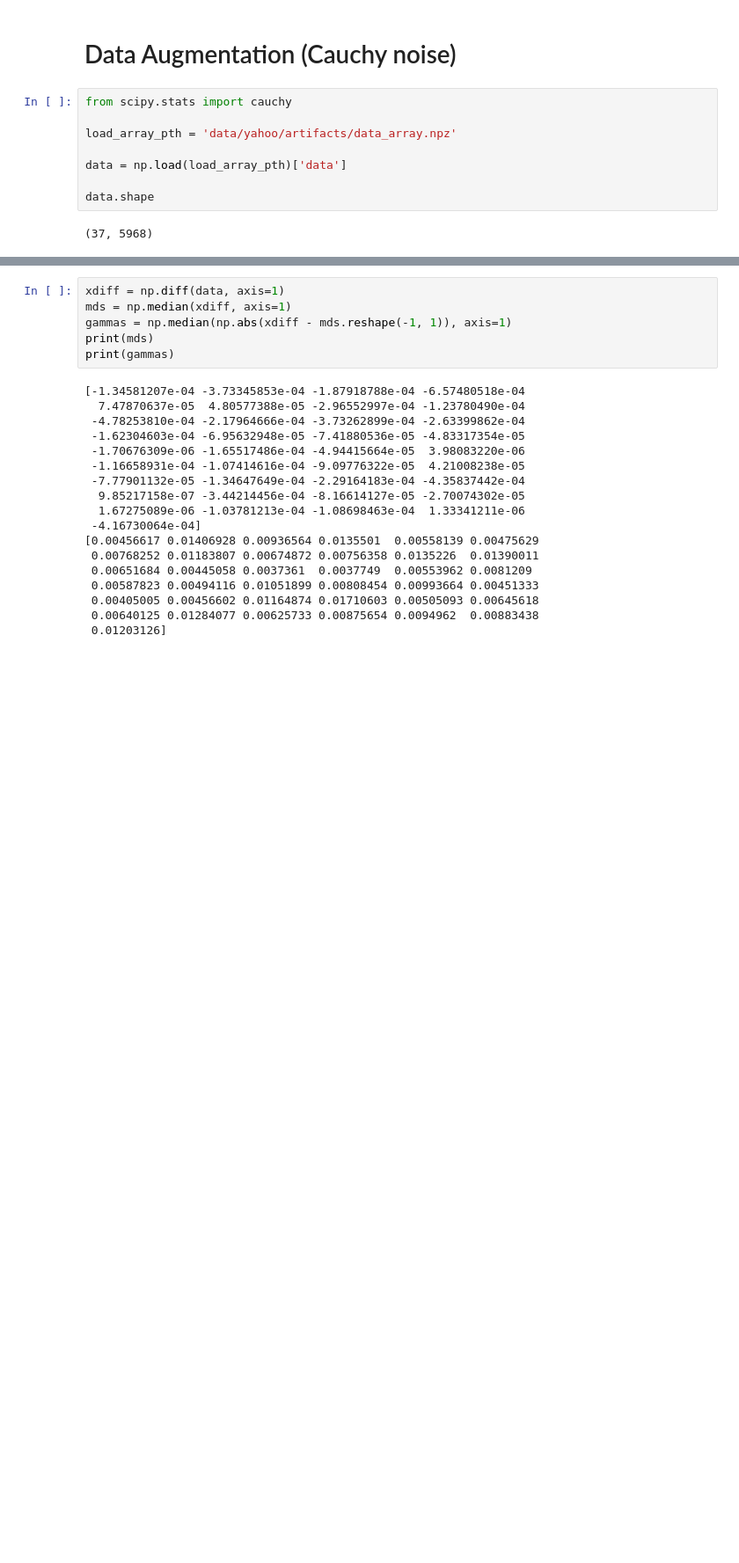
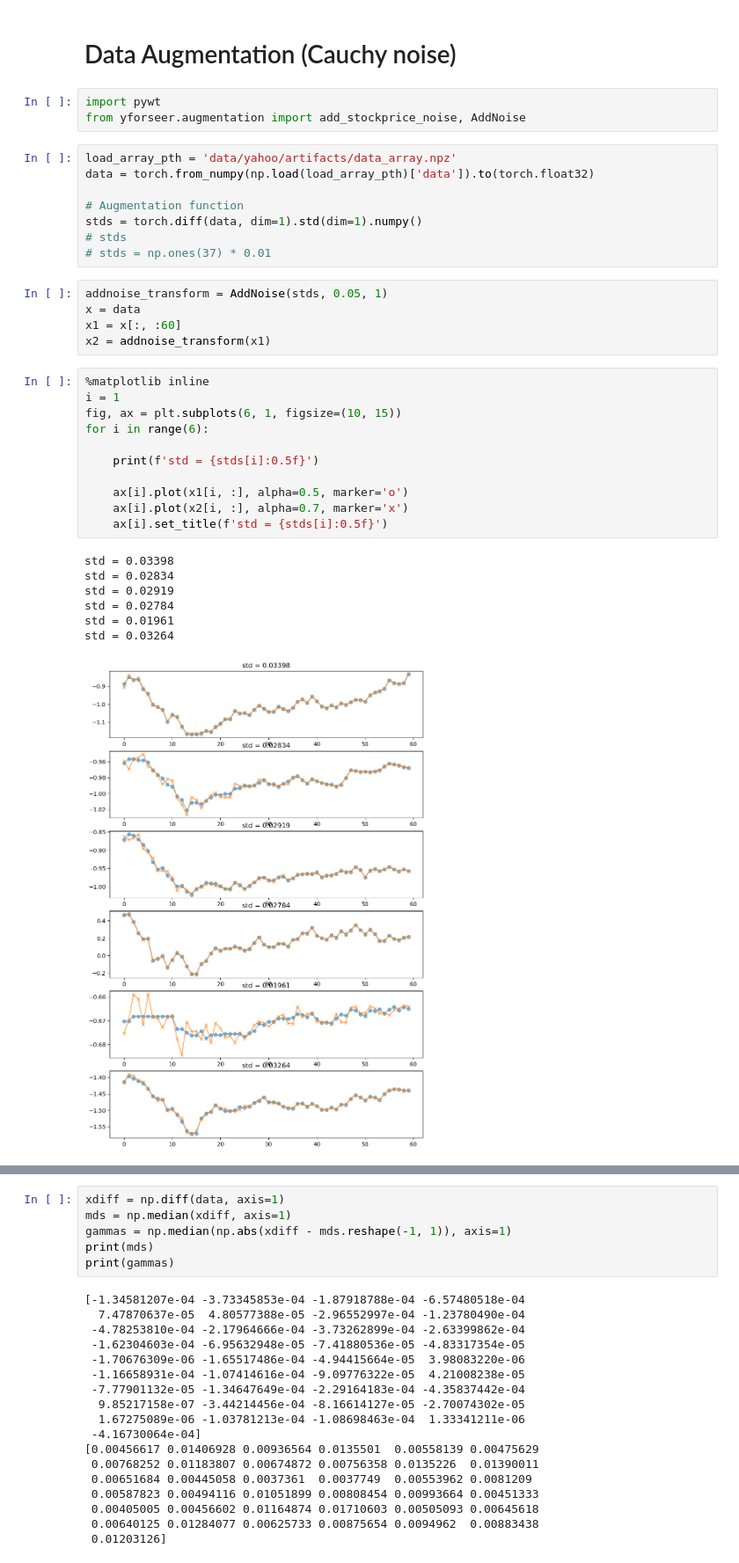
Before and after one commit to yyhhoi/yforseer, a Jupyter notebook: try.ipynb, the cells around one changed output, grey strips where cells are left out. Shown at 88% size. Cells and saved outputs as stored; diff of their text form; blank space fills up the shorter version.

```diff
--- a/try.ipynb
+++ b/try.ipynb
@@ -75,12 +41,37 @@ for epoch in tqdm(range(epochs)):
 # %% [markdown]
 # Data Augmentation (Cauchy noise)
-# %%
-from scipy.stats import cauchy
-
-load_array_pth = 'data/yahoo/artifacts/data_array.npz'
-
-data = np.load(load_array_pth)['data']
-
-data.shape
-# %% [output]
-(37, 5968)
+# %%
+import pywt
+from yforseer.augmentation import add_stockprice_noise, AddNoise
+# %%
+load_array_pth = 'data/yahoo/artifacts/data_array.npz'
+data = torch.from_numpy(np.load(load_array_pth)['data']).to(torch.float32)
+
+# Augmentation function
+stds = torch.diff(data, dim=1).std(dim=1).numpy()
+# stds
+# stds = np.ones(37) * 0.01
+# %%
+addnoise_transform = AddNoise(stds, 0.05, 1)
+x = data
+x1 = x[:, :60]
+x2 = addnoise_transform(x1)
+# %%
+%matplotlib inline
+i = 1
+fig, ax = plt.subplots(6, 1, figsize=(10, 15))
+for i in range(6):
+
+    print(f'std = {stds[i]:0.5f}')
+
+    ax[i].plot(x1[i, :], alpha=0.5, marker='o')
+    ax[i].plot(x2[i, :], alpha=0.7, marker='x')
+    ax[i].set_title(f'std = {stds[i]:0.5f}')
+# %% [output]
+std = 0.03398
+std = 0.02834
+std = 0.02919
+std = 0.02784
+std = 0.01961
+std = 0.03264
+[figure, added]
```
Also changed, not shown: parts of 15 cells of this notebook, 4 other files.
